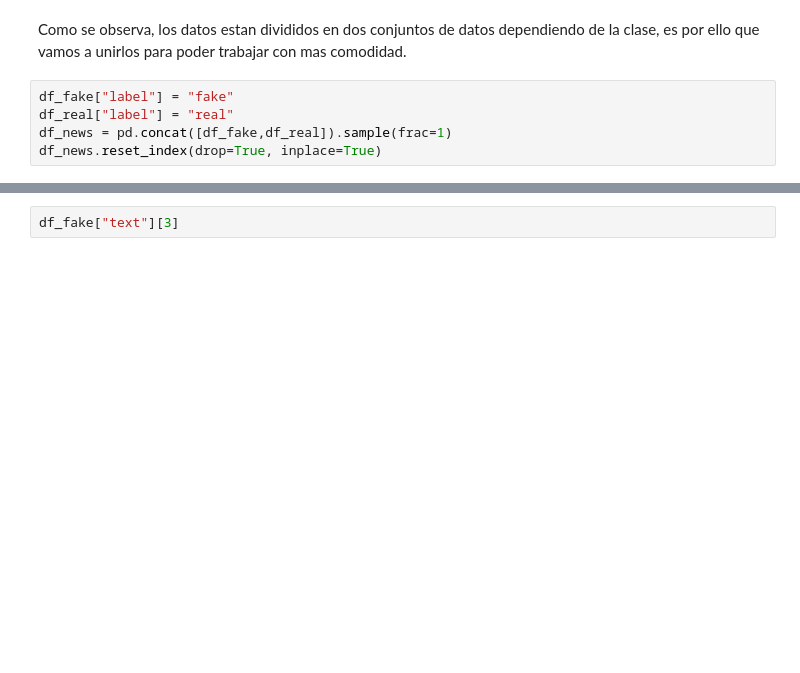
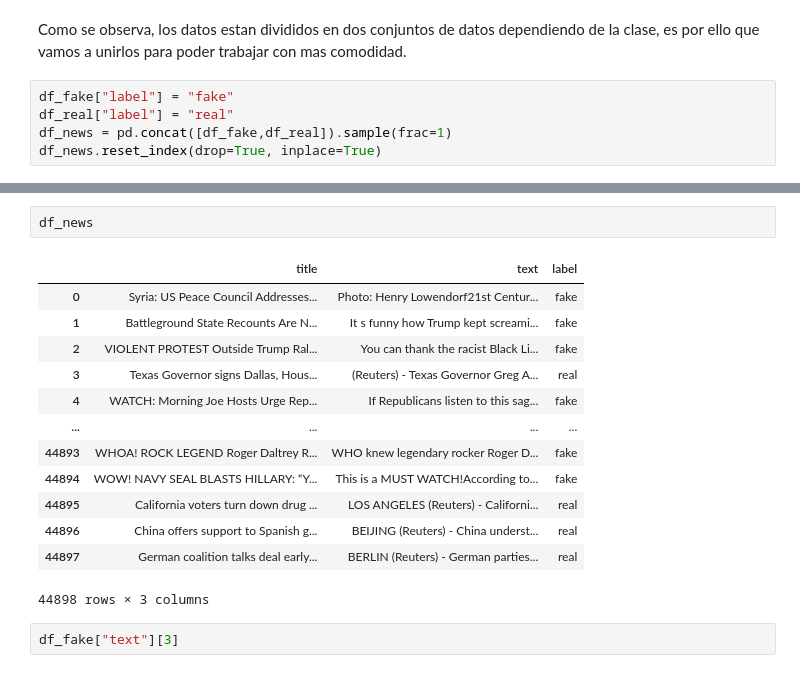
Before and after one commit to Kerman-Sanjuan/Fake-News-Detection, a Jupyter notebook: Fake news detection.ipynb, the cells around one changed output, grey strips where cells are left out. Drawn from its saved outputs; the diff is of its cells as text; blank space fills up the shorter version.

```diff
--- a/Fake news detection.ipynb
+++ b/Fake news detection.ipynb
@@ -63,3 +92,19 @@ En este apartado vamos a echar un primer vistazo a los datos, para ver si podemo
+# %%
+df_news
+# %% [output]
+|  | title | text | label |
+| 0 | Syria: US Peace Council Addresses... | Photo: Henry Lowendorf21st Centur... | fake |
+| 1 | Battleground State Recounts Are N... | It s funny how Trump kept screami... | fake |
+| 2 | VIOLENT PROTEST Outside Trump Ral... | You can thank the racist Black Li... | fake |
+| 3 | Texas Governor signs Dallas, Hous... | (Reuters) - Texas Governor Greg A... | real |
+| 4 | WATCH: Morning Joe Hosts Urge Rep... | If Republicans listen to this sag... | fake |
+| ... | ... | ... | ... |
+| 44893 | WHOA! ROCK LEGEND Roger Daltrey R... | WHO knew legendary rocker Roger D... | fake |
+| 44894 | WOW! NAVY SEAL BLASTS HILLARY: “Y... | This is a MUST WATCH!According to... | fake |
+| 44895 | California voters turn down drug ... | LOS ANGELES (Reuters) - Californi... | real |
+| 44896 | China offers support to Spanish g... | BEIJING (Reuters) - China underst... | real |
+| 44897 | German coalition talks deal early... | BERLIN (Reuters) - German parties... | real |
+44898 rows × 3 columns
 # %%
 df_fake["text"][3]
 # %% [output]
```
Also changed, not shown: parts of 23 cells of this notebook.
